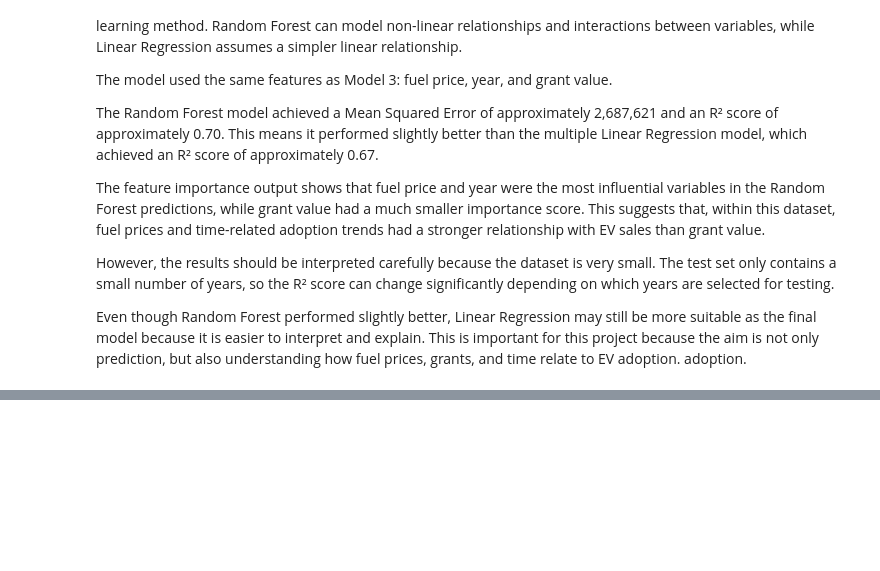
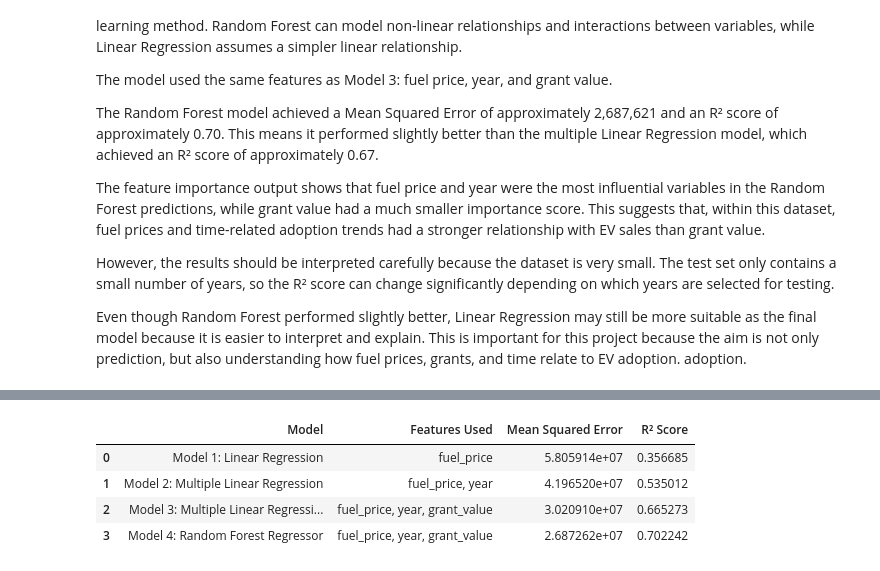
Before and after one commit to Guilherme2022448/Final-Project, a Jupyter notebook: ev_adoption_analysis.ipynb, the cells around one changed output, grey strips where cells are left out. Saved outputs shown, nothing was run; the diff lists cells and outputs as text; code cells hidden in the pictures; blank space fills up the shorter version.

```diff
--- a/ev_adoption_analysis.ipynb
+++ b/ev_adoption_analysis.ipynb
@@ -1217,0 +1229,42 @@ Even though Random Forest performed slightly better, Linear Regression may still
+# %%
+# Model Comparison Table
+
+# Create a table comparing all models
+model_comparison_df = pd.DataFrame({
+    'Model': [
+        'Model 1: Linear Regression',
+        'Model 2: Multiple Linear Regression',
+        'Model 3: Multiple Linear Regression + Grant Value',
+        'Model 4: Random Forest Regressor'
+    ],
+
+    'Features Used': [
+        'fuel_price',
+        'fuel_price, year',
+        'fuel_price, year, grant_value',
+        'fuel_price, year, grant_value'
+    ],
+
+    'Mean Squared Error': [
+        mse_model_1,
+        mse_model_2,
+        mse,
+        mse_rf
+    ],
+
+    'R² Score': [
+        r2_model_1,
+        r2_model_2,
+        r2,
+        r2_rf
+    ]
+})
+
+# Display comparison table
+model_comparison_df
+# %% [output]
+|  | Model | Features Used | Mean Squared Error | R² Score |
+| 0 | Model 1: Linear Regression | fuel_price | 5.805914e+07 | 0.356685 |
+| 1 | Model 2: Multiple Linear Regression | fuel_price, year | 4.196520e+07 | 0.535012 |
+| 2 | Model 3: Multiple Linear Regressi... | fuel_price, year, grant_value | 3.020910e+07 | 0.665273 |
+| 3 | Model 4: Random Forest Regressor | fuel_price, year, grant_value | 2.687262e+07 | 0.702242 |
```
Also changed, not shown: parts of 5 cells of this notebook.
